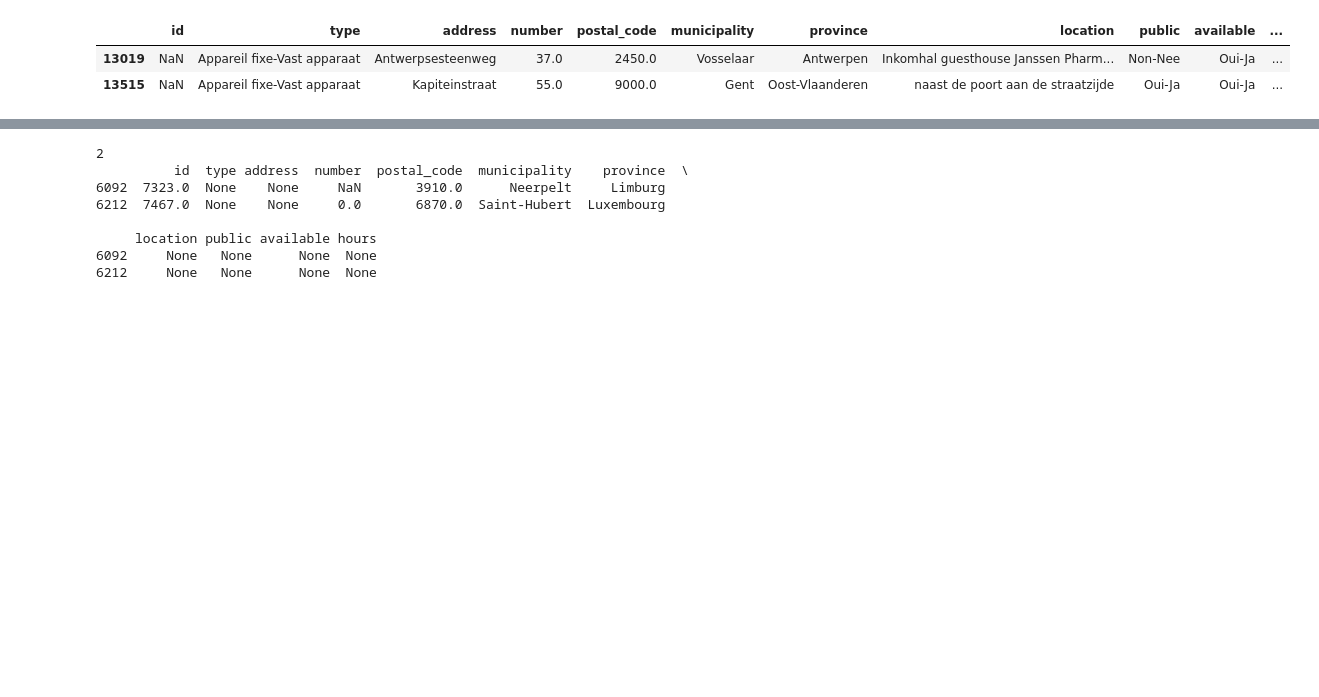
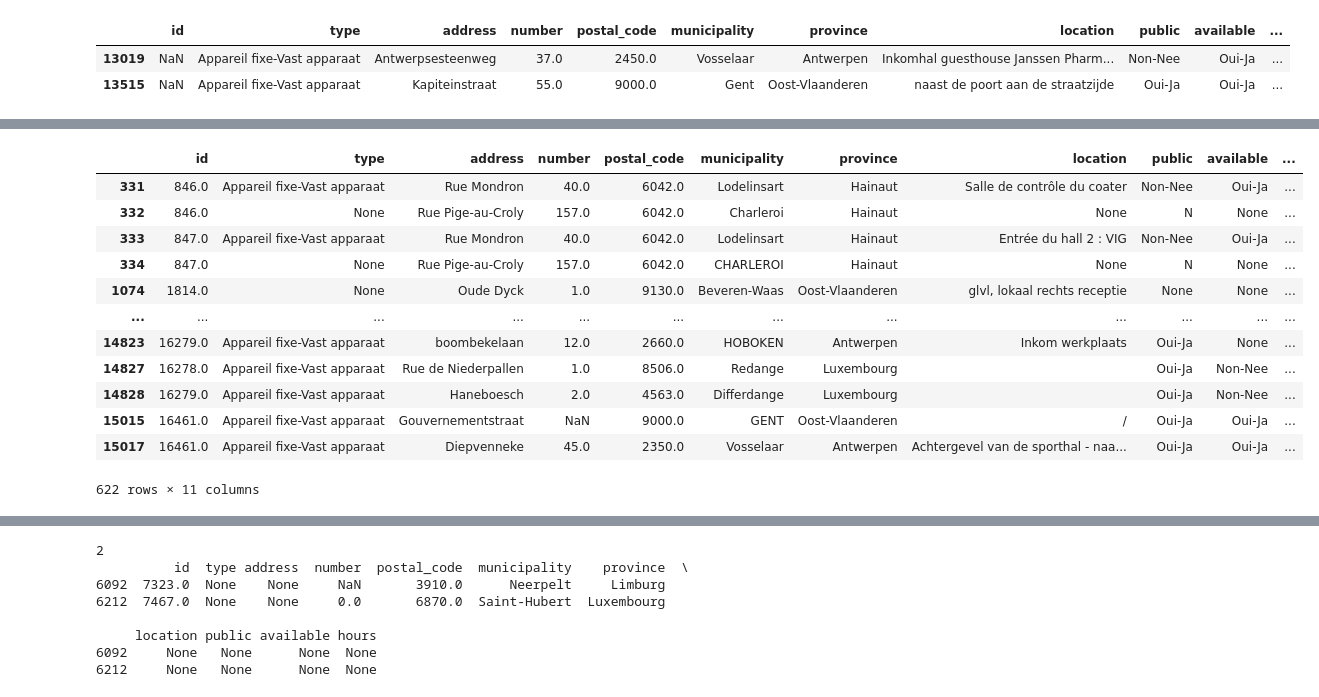
Before and after one commit to Elouan-Debels/MDAProject, a Jupyter notebook: data cleaning.ipynb, the cells around one changed output, grey strips where cells are left out. Drawn from its saved outputs; the diff is of its cells as text; code cells hidden in the pictures; blank space fills up the shorter version.

```diff
--- a/data cleaning.ipynb
+++ b/data cleaning.ipynb
@@ -48 +23,3 @@ test_no_dup
+# %%
+aed_locations = pd.read_parquet(directory + "aed_locations.parquet.gzip")
 # %%
@@ -53,3 +30,10 @@ missing_id
 |  | id | type | address | number | postal_code | municipality | province | location | public | available | ... |
 | 13019 | NaN | Appareil fixe-Vast apparaat | Antwerpsesteenweg | 37.0 | 2450.0 | Vosselaar | Antwerpen | Inkomhal guesthouse Janssen Pharm... | Non-Nee | Oui-Ja | ... |
 | 13515 | NaN | Appareil fixe-Vast apparaat | Kapiteinstraat | 55.0 | 9000.0 | Gent | Oost-Vlaanderen | naast de poort aan de straatzijde | Oui-Ja | Oui-Ja | ... |
+# %%
+na_replacement_values = iter([99998, 99999])
+
+# Replace NaN values with 99999, 99998 respectively
+aed_locations['id'] = aed_locations['id'].apply(lambda x: next(na_replacement_values) if pd.isna(x) else x)
+
+#aed_locations['id'] = aed_locations['id'].astype(int)
@@ -56,2 +58,21 @@ missing_id
 # %%
-#moet die non-unique id's dan aanvullen, maar ook eerst eens inspecteren die instances, misschien is er iets gek mee.
+#there are non-unique id's (i.e. some id's got imputted more than once). These instances are firstly inspected before taking any further steps
+duplicate_ids = aed_locations[aed_locations['id'].duplicated(keep=False)]
+duplicate_ids
+
+#it seems that the duplicate id's are actually fine, but that the id value just got inputted more than once accidentally. One could ask the stakeholder
+#what happened. We will simply give the duplicate id's other values, so that each AED has a unique id.
+# %% [output]
+|  | id | type | address | number | postal_code | municipality | province | location | public | available | ... |
+| 331 | 846.0 | Appareil fixe-Vast apparaat | Rue Mondron | 40.0 | 6042.0 | Lodelinsart | Hainaut | Salle de contrôle du coater | Non-Nee | Oui-Ja | ... |
+| 332 | 846.0 | None | Rue Pige-au-Croly | 157.0 | 6042.0 | Charleroi | Hainaut | None | N | None | ... |
+| 333 | 847.0 | Appareil fixe-Vast apparaat | Rue Mondron | 40.0 | 6042.0 | Lodelinsart | Hainaut | Entrée du hall 2 : VIG | Non-Nee | Oui-Ja | ... |
+| 334 | 847.0 | None | Rue Pige-au-Croly | 157.0 | 6042.0 | CHARLEROI | Hainaut | None | N | None | ... |
+| 1074 | 1814.0 | None | Oude Dyck | 1.0 | 9130.0 | Beveren-Waas | Oost-Vlaanderen | glvl, lokaal rechts receptie | None | None | ... |
+| ... | ... | ... | ... | ... | ... | ... | ... | ... | ... | ... | ... |
+| 14823 | 16279.0 | Appareil fixe-Vast apparaat | boombekelaan | 12.0 | 2660.0 | HOBOKEN | Antwerpen | Inkom werkplaats | Oui-Ja | None | ... |
+| 14827 | 16278.0 | Appareil fixe-Vast apparaat | Rue de Niederpallen | 1.0 | 8506.0 | Redange | Luxembourg |  | Oui-Ja | Non-Nee | ... |
+| 14828 | 16279.0 | Appareil fixe-Vast apparaat | Haneboesch | 2.0 | 4563.0 | Differdange | Luxembourg |  | Oui-Ja | Non-Nee | ... |
+| 15015 | 16461.0 | Appareil fixe-Vast apparaat | Gouvernementstraat | NaN | 9000.0 | GENT | Oost-Vlaanderen | / | Oui-Ja | Oui-Ja | ... |
+| 15017 | 16461.0 | Appareil fixe-Vast apparaat | Diepvenneke | 45.0 | 2350.0 | Vosselaar | Antwerpen | Achtergevel van de sporthal - naa... | Oui-Ja | Oui-Ja | ... |
+622 rows × 11 columns
```
Also changed, not shown: parts of 6 cells of this notebook.
